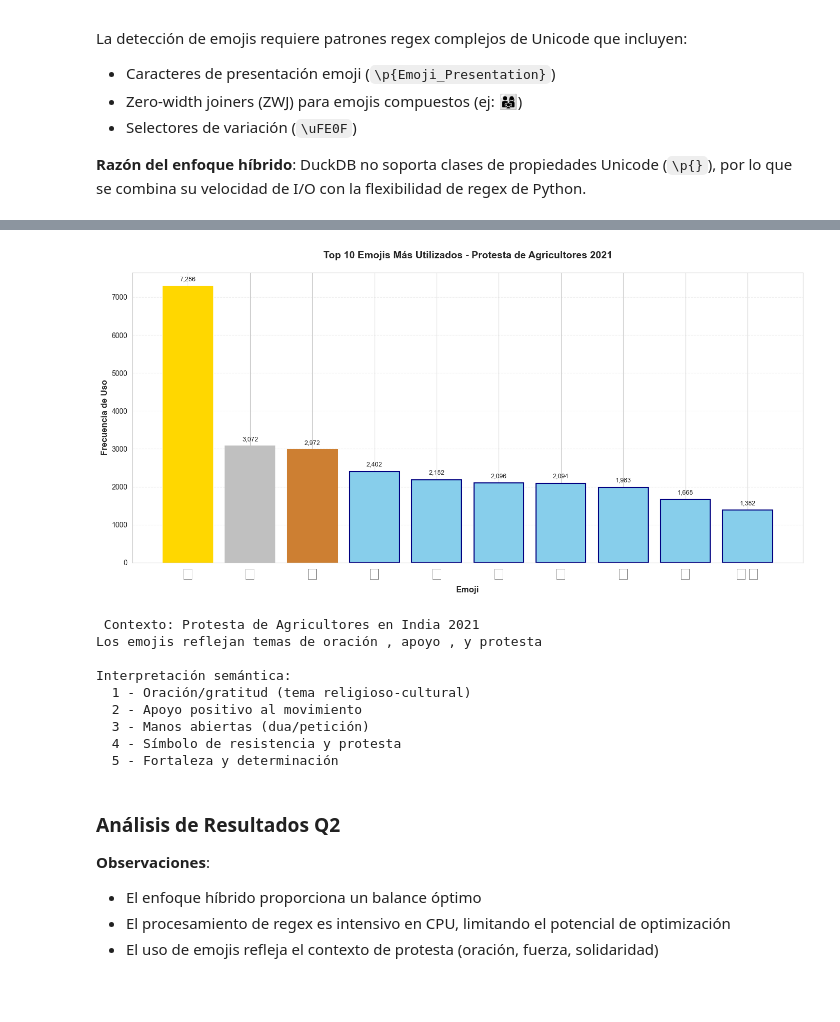
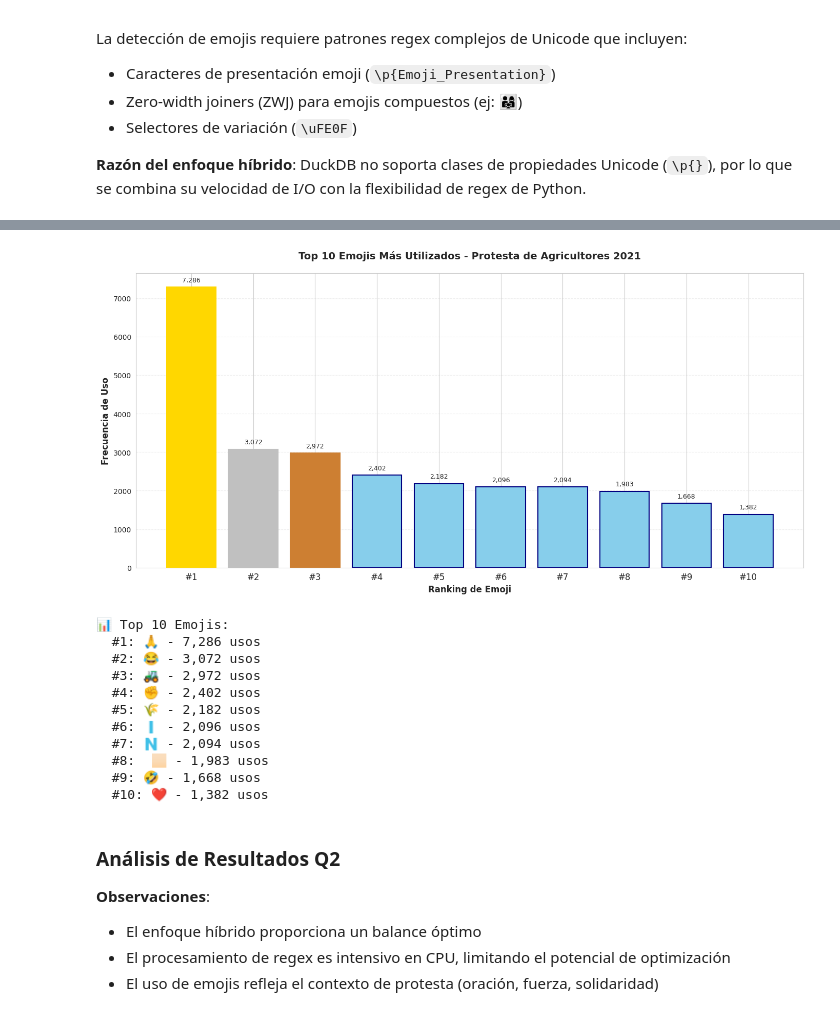
Before and after one commit to diegoamb03/data-engineer-challenge, a Jupyter notebook: src/challenge_es.ipynb, the cells around one changed output, grey strips where cells are left out. Saved outputs shown, nothing was run; the diff lists cells and outputs as text; code cells hidden in the pictures.

```diff
--- a/src/challenge_es.ipynb
+++ b/src/challenge_es.ipynb
@@ -25,6 +25,7 @@ Este notebook presenta un análisis exhaustivo del rendimiento de seis implement
 # Importaciones de bibliotecas estándar
 import time
 import sys
+import warnings
 from pathlib import Path
 from datetime import datetime
 
@@ -58,11 +59,17 @@ from q2_memory import q2_memory
 from q3_time import q3_time
 from q3_memory import q3_memory
 
+
+
 # Configurar visualización
 sns.set_style('whitegrid')
 plt.rcParams['figure.figsize'] = (12, 6)
 plt.rcParams['font.size'] = 10
 
+
+#Fonts
+plt.rcParams['font.family'] = 'DejaVu Sans'
+
 print("Configuración completada. Todas las dependencias cargadas exitosamente.")
 # %% [output]
 Configuración completada. Todas las dependencias cargadas exitosamente.
@@ -361,50 +368,49 @@ Los resultados son idénticos
 # %%
 # Q2: Visualización de resultados
 emojis = [e[0] for e in q2_time_result]
 counts = [e[1] for e in q2_time_result]
 
 plt.figure(figsize=(14, 7))
 bars = plt.bar(range(len(emojis)), counts, color='skyblue', edgecolor='navy', linewidth=1.5)
 
 # Colorear las 3 barras principales
 bars[0].set_color('gold')
 bars[1].set_color('silver')
 bars[2].set_color('#CD7F32')  # Bronze
 
-plt.xticks(range(len(emojis)), emojis, fontsize=24)
-plt.xlabel('Emoji', fontsize=12, fontweight='bold')
+# Usar números en lugar de emojis
+plt.xticks(range(len(emojis)), [f'#{i+1}' for i in range(len(emojis))], fontsize=12)
+plt.xlabel('Ranking de Emoji', fontsize=12, fontweight='bold')
 plt.ylabel('Frecuencia de Uso', fontsize=12, fontweight='bold')
 plt.title('Top 10 Emojis Más Utilizados - Protesta de Agricultores 2021',
           fontsize=14, fontweight='bold', pad=20)
 plt.grid(axis='y', alpha=0.3, linestyle='--')
 
 # Agregar valores sobre las barras
 for i, (bar, count) in enumerate(zip(bars, counts)):
     plt.text(bar.get_x() + bar.get_width()/2, bar.get_height() + 100,
              f'{count:,}', ha='center', va='bottom', fontsize=9)
 
 plt.tight_layout()
 plt.show()
 
-print("\n Contexto: Protesta de Agricultores en India 2021")
-print("Los emojis reflejan temas de oración , apoyo , y protesta ")
-print("\nInterpretación semántica:")
-print("  1 - Oración/gratitud (tema religioso-cultural)")
-print("  2 - Apoyo positivo al movimiento")
-print("  3 - Manos abiertas (dua/petición)")
-print("  4 - Símbolo de resistencia y protesta")
-print("  5 - Fortaleza y determinación")
+# Mostrar la tabla de emojis
+print("\n📊 Top 10 Emojis:")
+for i, (emoji, count) in enumerate(q2_time_result, 1):
+    print(f"  #{i}: {emoji} - {count:,} usos")
 # %% [output]
-[figure, old version]
+[figure, new version]
- Contexto: Protesta de Agricultores en India 2021
-Los emojis reflejan temas de oración , apoyo , y protesta
-
-Interpretación semántica:
-  1 - Oración/gratitud (tema religioso-cultural)
-  2 - Apoyo positivo al movimiento
-  3 - Manos abiertas (dua/petición)
-  4 - Símbolo de resistencia y protesta
-  5 - Fortaleza y determinación
+📊 Top 10 Emojis:
+  #1: 🙏 - 7,286 usos
+  #2: 😂 - 3,072 usos
+  #3: 🚜 - 2,972 usos
+  #4: ✊ - 2,402 usos
+  #5: 🌾 - 2,182 usos
+  #6: 🇮 - 2,096 usos
+  #7: 🇳 - 2,094 usos
+  #8: 🏻 - 1,983 usos
+  #9: 🤣 - 1,668 usos
+  #10: ❤️ - 1,382 usos
 # %% [markdown]
 ### Análisis de Resultados Q2
 
```
Also changed, not shown: parts of 12 cells of this notebook, 1 other file.
